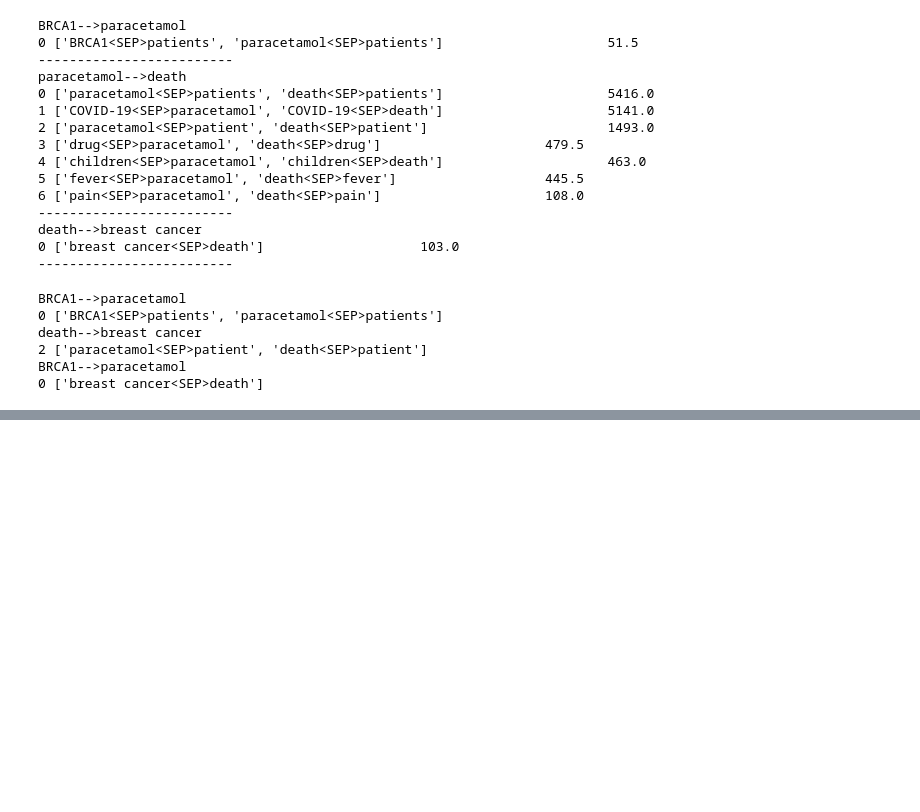
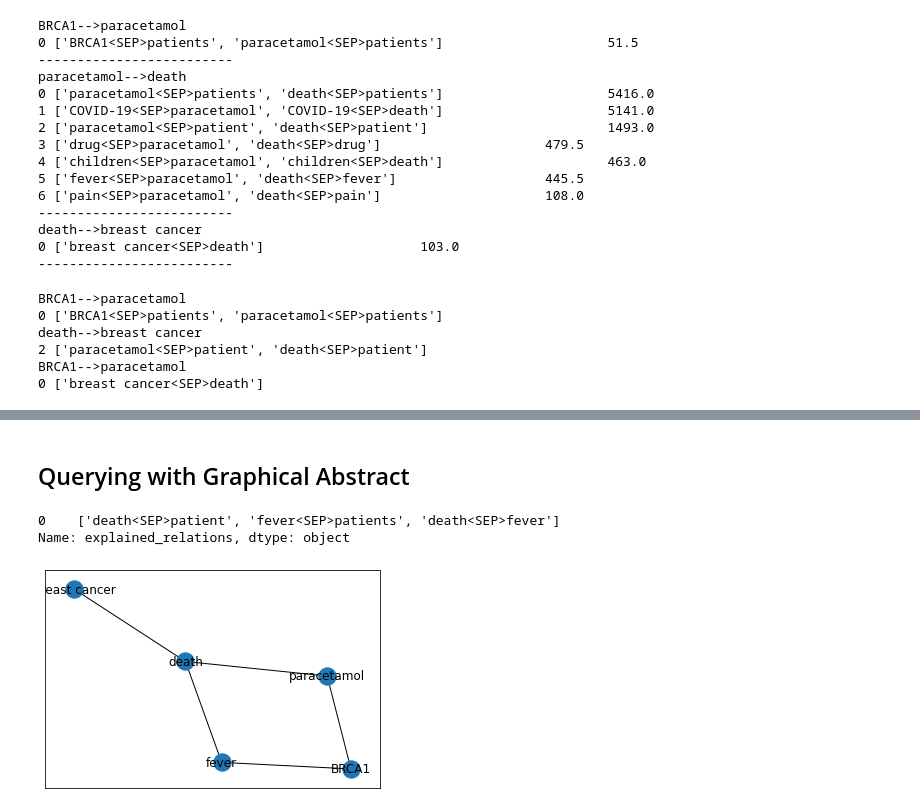
Before and after one commit to FrInve/agave, a Jupyter notebook: notebooks/dev.ipynb, the cells around one changed output, grey strips where cells are left out. Saved outputs shown, nothing was run; the diff lists cells and outputs as text; code cells hidden in the pictures; blank space fills up the shorter version.

Commit message:
Fix multiple chains

```diff
--- a/notebooks/dev.ipynb
+++ b/notebooks/dev.ipynb
@@ -102,0 +108,2 @@ the_manager.gatherer.extracted_papers.head()
+# %% [markdown]
+## Querying with Graphical Abstract
@@ -102,0 +117,18 @@ the_manager.gatherer.extracted_papers.head()
+# %%
+g = GraphicalAbstract()
+# %%
+chain = ['BRCA1','paracetamol','death','breast cancer']
+# %%
+g.add_chain(chain)
+# %%
+chain2 = ['BRCA1','fever','death']
+g.add_chain(chain2)
+# %%
+print(the_manager.gatherer.get_paper_by_doi('10.1038/sj.gt.3301512').explained_relations)
+# %% [output]
+0    ['death<SEP>patient', 'fever<SEP>patients', 'death<SEP>fever']
+Name: explained_relations, dtype: object
+# %%
+nx.draw_networkx(g.graph)
+# %% [output]
+[figure, added]
```
Also changed, not shown: parts of 13 cells of this notebook, 3 other files.
